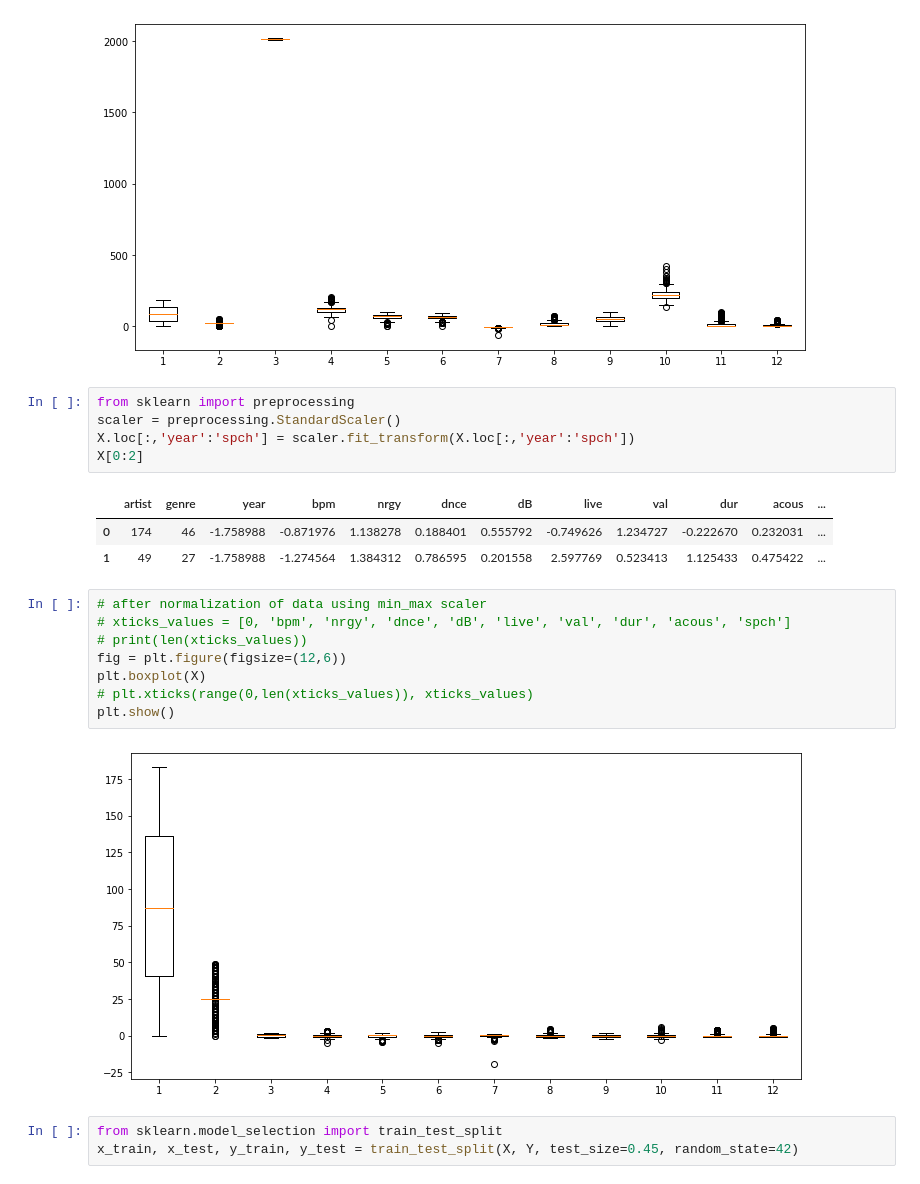
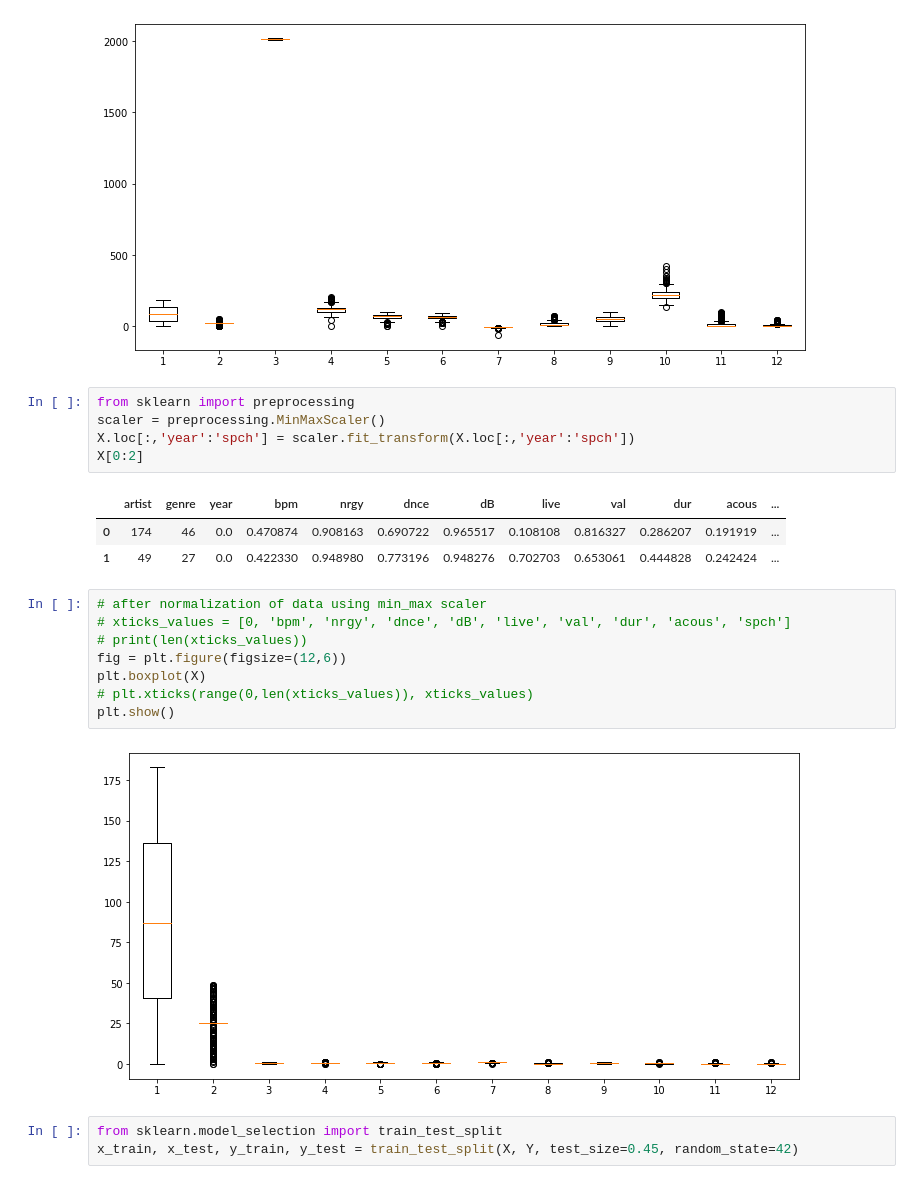
Before and after one commit to nitanshjain/Predicting_Spotify_Song_Popularity, a Jupyter notebook: AI_Project_DecisionTree.ipynb, the cells around one changed output. Saved outputs shown, nothing was run; the diff lists cells and outputs as text.

```diff
--- a/AI_Project_DecisionTree.ipynb
+++ b/AI_Project_DecisionTree.ipynb
@@ -114,13 +114,13 @@ plt.show()
 [figure]
 # %%
 from sklearn import preprocessing
-scaler = preprocessing.StandardScaler()
+scaler = preprocessing.MinMaxScaler()
 X.loc[:,'year':'spch'] = scaler.fit_transform(X.loc[:,'year':'spch'])
 X[0:2]
 # %% [output]
 |  | artist | genre | year | bpm | nrgy | dnce | dB | live | val | dur | acous | ... |
-| 0 | 174 | 46 | -1.758988 | -0.871976 | 1.138278 | 0.188401 | 0.555792 | -0.749626 | 1.234727 | -0.222670 | 0.232031 | ... |
-| 1 | 49 | 27 | -1.758988 | -1.274564 | 1.384312 | 0.786595 | 0.201558 | 2.597769 | 0.523413 | 1.125433 | 0.475422 | ... |
+| 0 | 174 | 46 | 0.0 | 0.470874 | 0.908163 | 0.690722 | 0.965517 | 0.108108 | 0.816327 | 0.286207 | 0.191919 | ... |
+| 1 | 49 | 27 | 0.0 | 0.422330 | 0.948980 | 0.773196 | 0.948276 | 0.702703 | 0.653061 | 0.444828 | 0.242424 | ... |
 # %%
 # after normalization of data using min_max scaler
 # xticks_values = [0, 'bpm', 'nrgy', 'dnce', 'dB', 'live', 'val', 'dur', 'acous', 'spch']
@@ -130,7 +130,7 @@ plt.boxplot(X)
 # plt.xticks(range(0,len(xticks_values)), xticks_values)
 plt.show()
 # %% [output]
-[figure, old version]
+[figure, new version]
 # %%
 from sklearn.model_selection import train_test_split
 x_train, x_test, y_train, y_test = train_test_split(X, Y, test_size=0.45, random_state=42)
```
Also changed, not shown: parts of 2 cells of this notebook, 1 other file.
